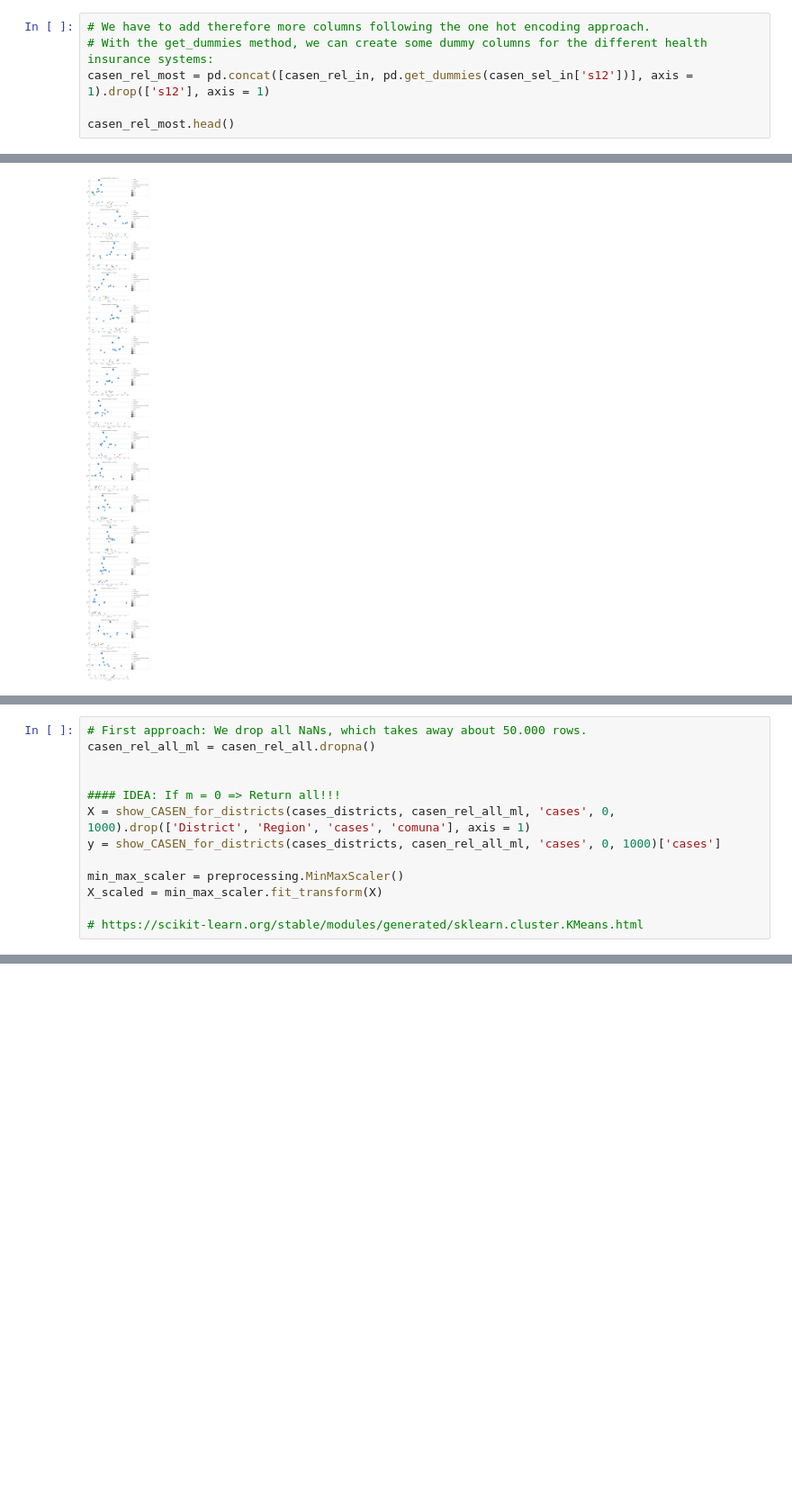
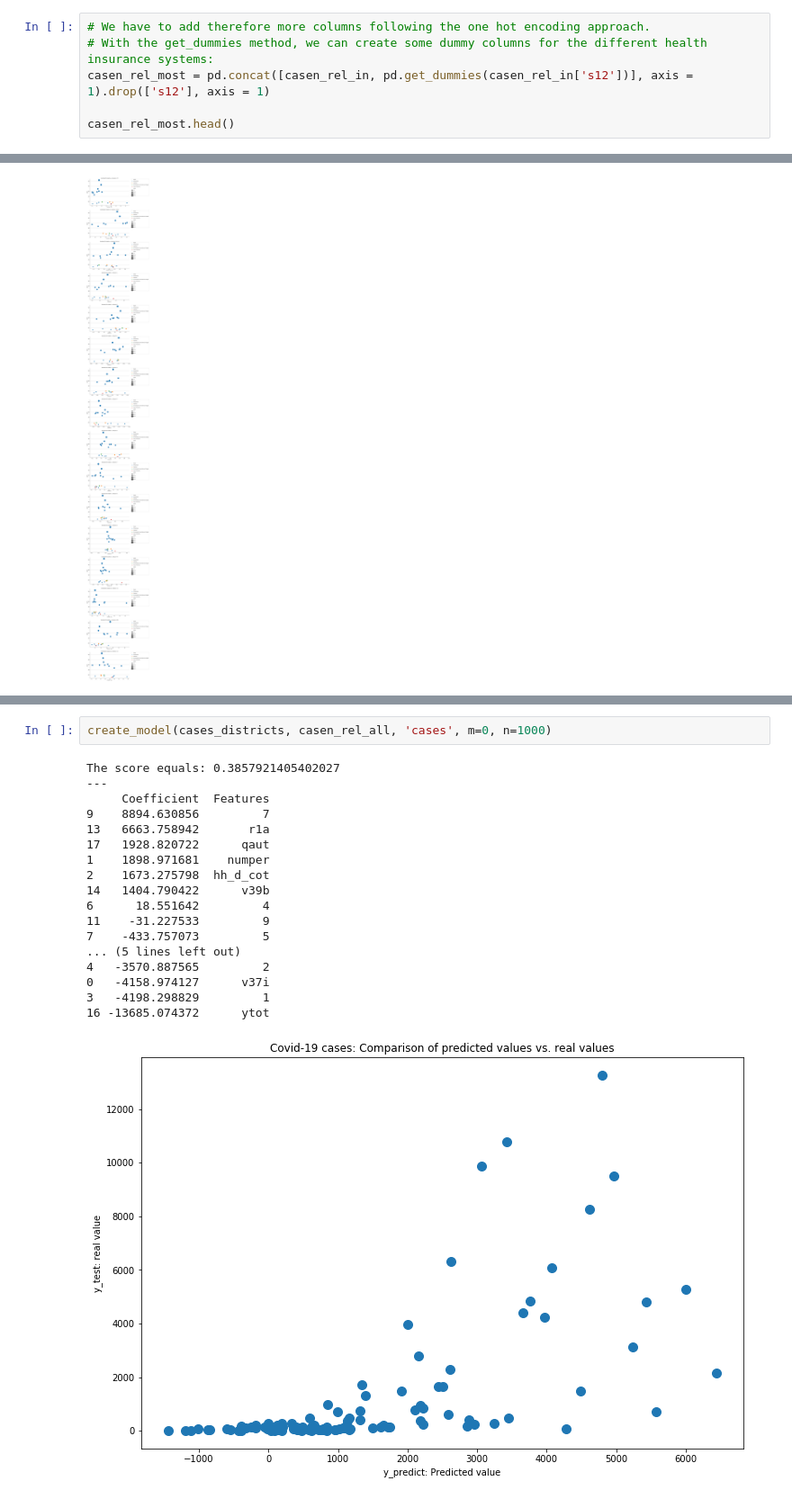
Before and after one commit to muellermax/Chile-Capstone, a Jupyter notebook: Chile Capstone.ipynb, the cells around one changed output, grey strips where cells are left out. Shown at 90% size. Saved outputs shown, nothing was run; the diff lists cells and outputs as text; blank space fills up the shorter version.

```diff
--- a/Chile Capstone.ipynb
+++ b/Chile Capstone.ipynb
@@ -634,7 +634,7 @@ AxesSubplot(0.125,0.125;0.775x0.755)
 # %%
 # We have to add therefore more columns following the one hot encoding approach.
 # With the get_dummies method, we can create some dummy columns for the different health insurance systems:
-casen_rel_most = pd.concat([casen_rel_in, pd.get_dummies(casen_sel_in['s12'])], axis = 1).drop(['s12'], axis = 1)
+casen_rel_most = pd.concat([casen_rel_in, pd.get_dummies(casen_rel_in['s12'])], axis = 1).drop(['s12'], axis = 1)
 
 casen_rel_most.head()
 # %% [output]
@@ -865,13 +864,0 @@ plot_indicator_vs_affected(deaths_districts, casen_rel_all, 'deaths', 10, -10, 5
-# %%
-# First approach: We drop all NaNs, which takes away about 50.000 rows.
-casen_rel_all_ml = casen_rel_all.dropna()
-
-
-#### IDEA: If m = 0 => Return all!!!
-X = show_CASEN_for_districts(cases_districts, casen_rel_all_ml, 'cases', 0, 1000).drop(['District', 'Region', 'cases', 'comuna'], axis = 1)
-y = show_CASEN_for_districts(cases_districts, casen_rel_all_ml, 'cases', 0, 1000)['cases']
-
-min_max_scaler = preprocessing.MinMaxScaler()
-X_scaled = min_max_scaler.fit_transform(X)
-
-# https://scikit-learn.org/stable/modules/generated/sklearn.cluster.KMeans.html
@@ -877,0 +928,21 @@ X_scaled = min_max_scaler.fit_transform(X)
+# %%
+create_model(cases_districts, casen_rel_all, 'cases', m=0, n=1000)
+# %% [output]
+The score equals: 0.3857921405402027
+---
+     Coefficient  Features
+9    8894.630856         7
+13   6663.758942       r1a
+17   1928.820722      qaut
+1    1898.971681    numper
+2    1673.275798  hh_d_cot
+14   1404.790422      v39b
+6      18.551642         4
+11    -31.227533         9
+7    -433.757073         5
+... (5 lines left out)
+4   -3570.887565         2
+0   -4158.974127      v37i
+3   -4198.298829         1
+16 -13685.074372      ytot
+[figure, added]
```
Also changed, not shown: parts of 13 cells of this notebook.
